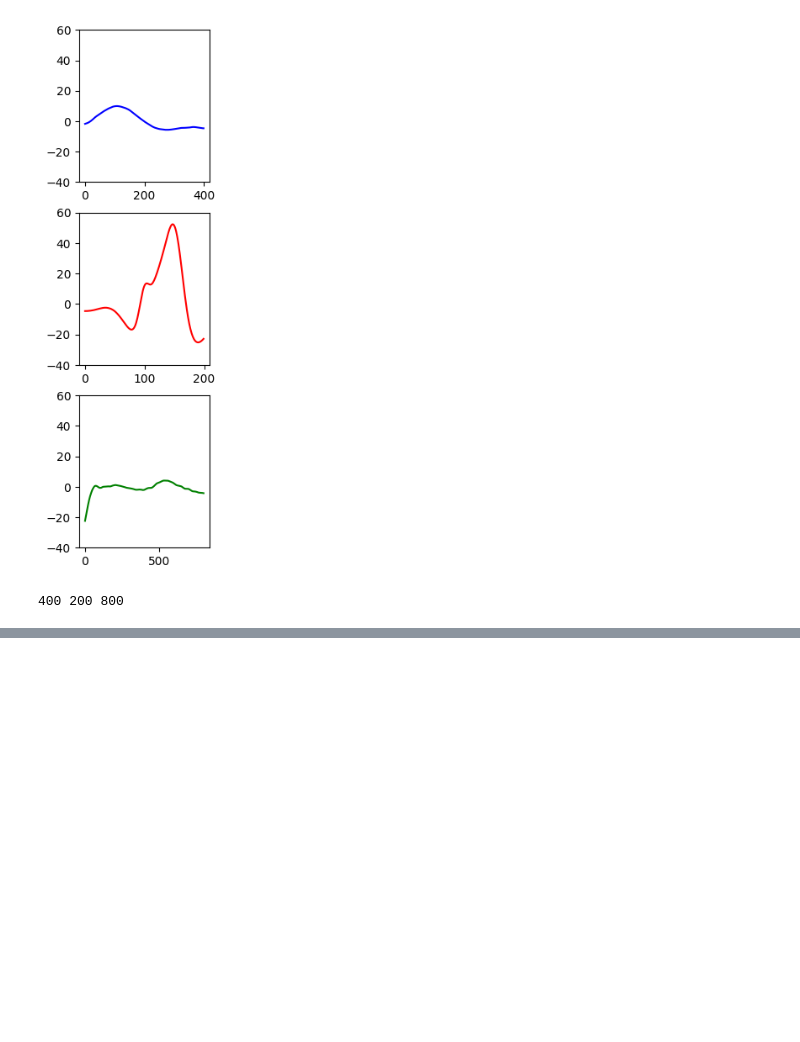
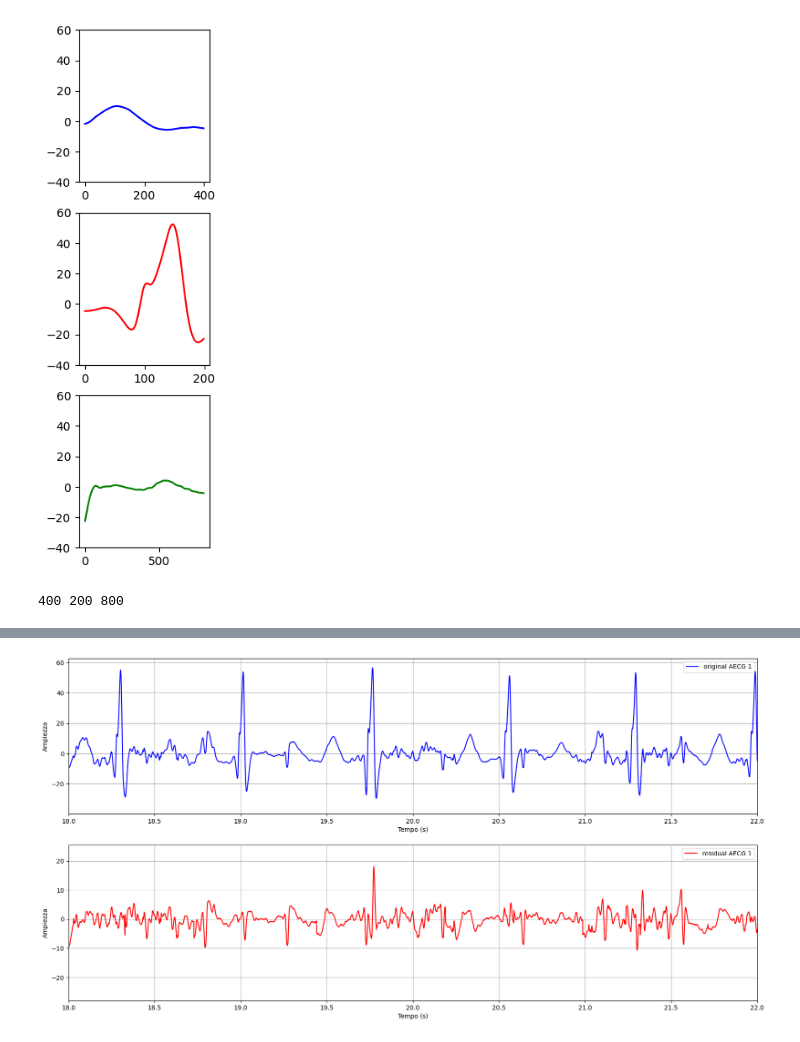
Before and after one commit to EmanueleGiavardi/BSP_project, a Jupyter notebook: test.ipynb, the cells around one changed output, grey strips where cells are left out. Cells and saved outputs as stored; diff of their text form; code cells hidden in the pictures; blank space fills up the shorter version.

```diff
--- a/test.ipynb
+++ b/test.ipynb
@@ -531,0 +635,33 @@ plt.plot()
+# %%
+# processo stocastico contenente i segnali a seguito della sottrazione dell ECG materno
+residual_SP = []
+
+i = 1
+for realization in upsampled_SP:
+    r = "AECG"+str(i)
+    residual_SP.append(reconstruct_realization(realization, AECGs_positions_dict[r], AECGs_dict[r], estimated_AECGs_dict[r]))
+    i += 1
+# %%
+# plot del confronto tra la prima realizzazione originale e la prima realizzazione a seguito della sottrazione dell'ECG materno, a titolo di esempio
+
+plt.figure(figsize=(20, 10))
+
+plt.subplot(2, 1, 1)
+plt.plot(upsampled_time, upsampled_SP[0], color='blue', label="original AECG 1")
+plt.legend()
+plt.xlabel("Tempo (s)")
+plt.xlim(18, 22)
+plt.ylabel("Ampiezza")
+plt.grid()
+
+plt.subplot(2, 1, 2)
+plt.plot(upsampled_time, residual_SP[0], color='red', label="residual AECG 1")
+plt.legend()
+plt.xlabel("Tempo (s)")
+plt.xlim(18, 22)
+plt.ylabel("Ampiezza")
+plt.grid()
+
+plt.show()
+# %% [output]
+[figure, added]
```
Also changed, not shown: parts of 15 cells of this notebook.
